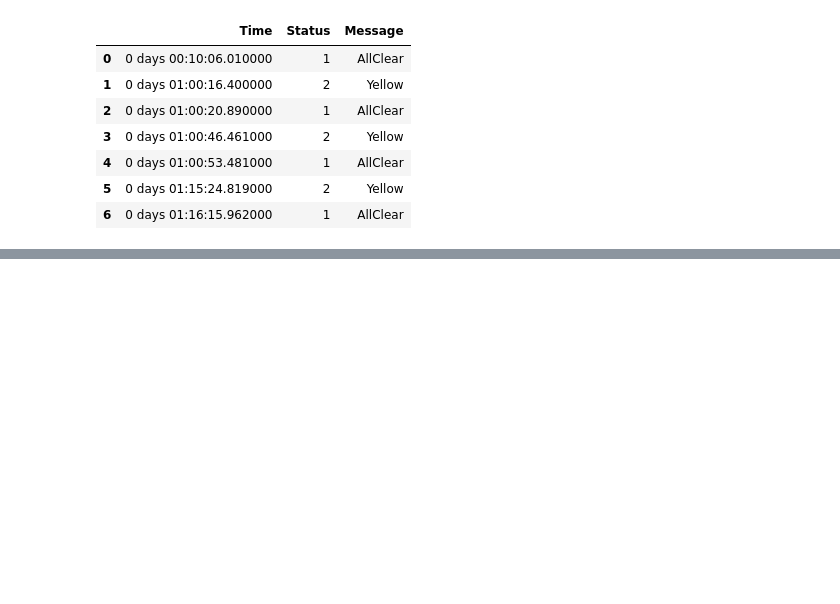
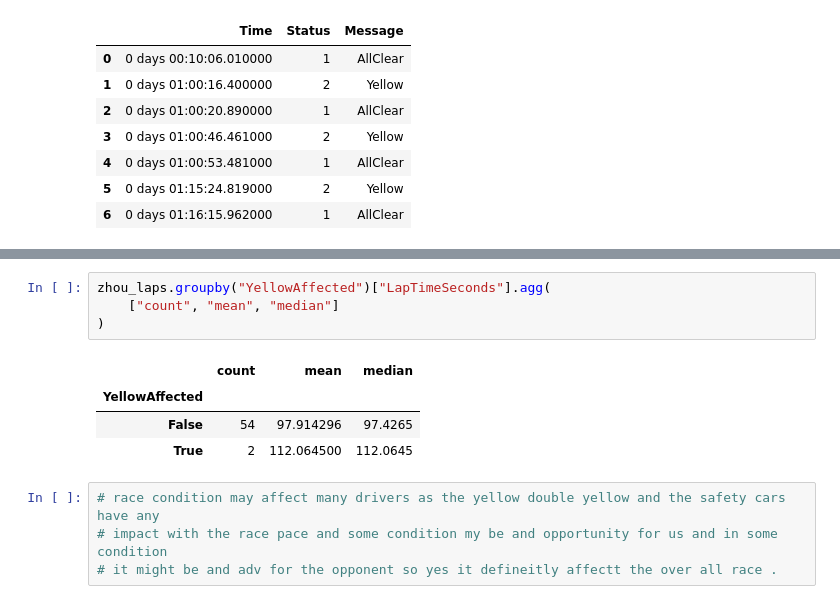
Before and after one commit to mohammedDhinojwala/f1-ai-race-strategy, a Jupyter notebook: notebooks/01_data_investigation.ipynb, the cells around one changed output, grey strips where cells are left out. Saved outputs shown, nothing was run; the diff lists cells and outputs as text; blank space fills up the shorter version.

```diff
--- a/notebooks/01_data_investigation.ipynb
+++ b/notebooks/01_data_investigation.ipynb
@@ -1995,0 +2050,13 @@ Name: Message, dtype: object
+# %%
+zhou_laps.groupby("YellowAffected")["LapTimeSeconds"].agg(
+    ["count", "mean", "median"]
+)
+# %% [output]
+|  | count | mean | median |
+| YellowAffected |  |  |  |
+| False | 54 | 97.914296 | 97.4265 |
+| True | 2 | 112.064500 | 112.0645 |
+# %%
+# race condition may affect many drivers as the yellow double yellow and the safety cars have any
+# impact with the race pace and some condition my be and opportunity for us and in some condition
+# it might be and adv for the opponent so yes it defineitly affectt the over all race .
```
Also changed, not shown: parts of 5 cells of this notebook.
